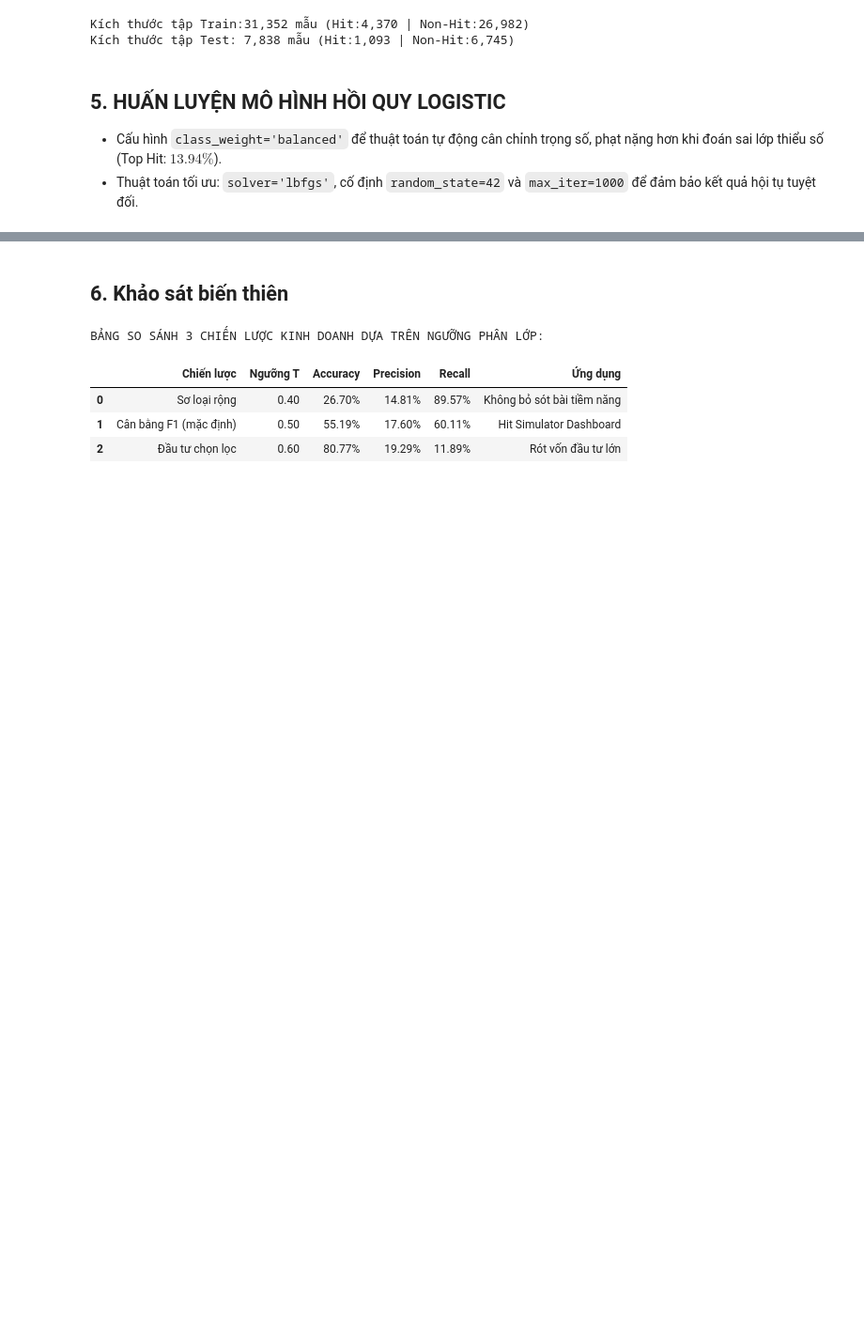
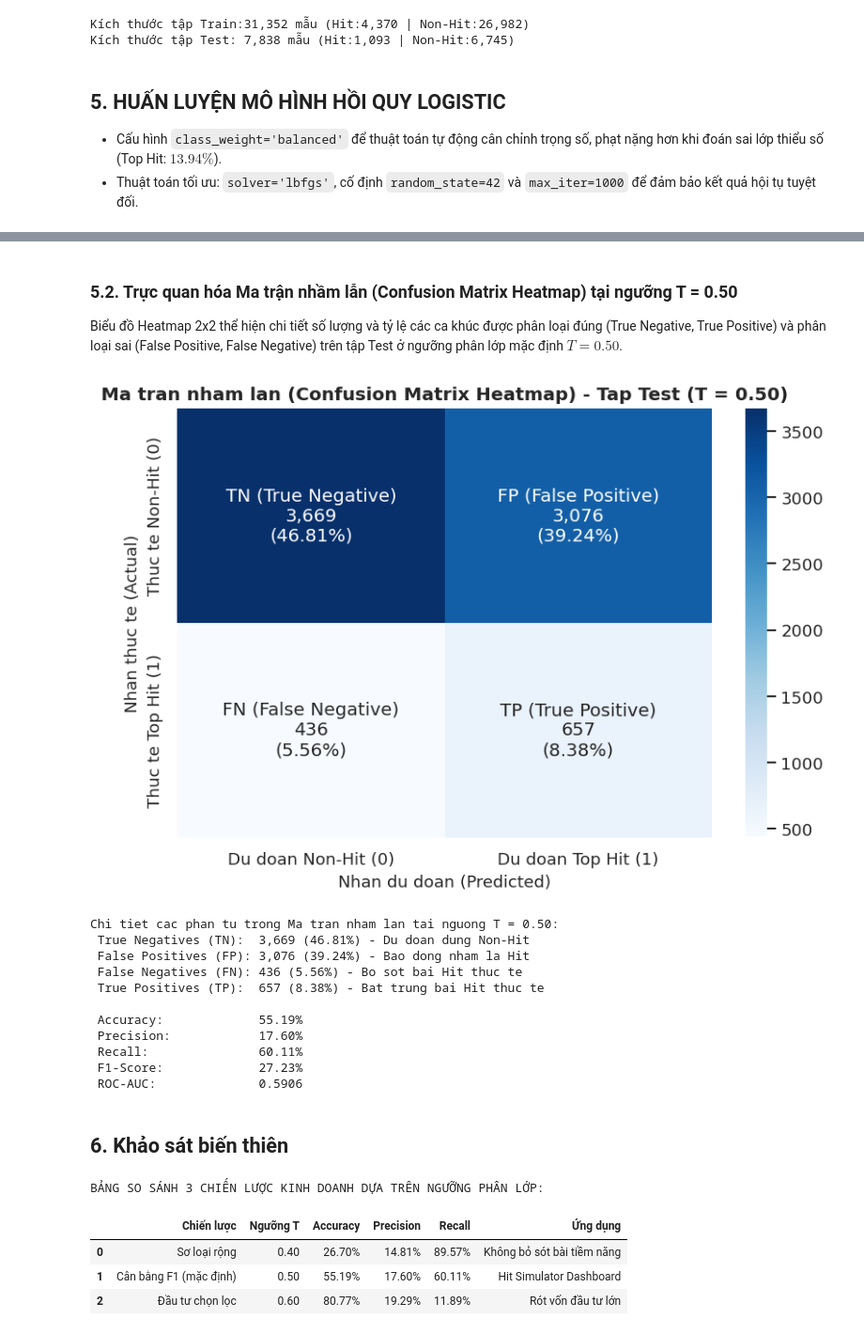
Before and after one commit to lyhiahan/Spotify_Audio_Trends_Analytics, a Jupyter notebook: notebooks/03_model.ipynb, the cells around one changed output, grey strips where cells are left out. Shown at 94% size. Cells and saved outputs as stored; diff of their text form; code cells hidden in the pictures; blank space fills up the shorter version.

```diff
--- a/notebooks/03_model.ipynb
+++ b/notebooks/03_model.ipynb
@@ -226,3 +302,72 @@ y_proba = model.predict_proba(X_test_scaled)[:, 1]
+# %% [markdown]
+### 5.2. Trực quan hóa Ma trận nhầm lẫn (Confusion Matrix Heatmap) tại ngưỡng T = 0.50
+
+Biểu đồ Heatmap 2x2 thể hiện chi tiết số lượng và tỷ lệ các ca khúc được phân loại đúng (True Negative, True Positive) và phân loại sai (False Positive, False Negative) trên tập Test ở ngưỡng phân lớp mặc định $T = 0.50$.
+# %%
+from sklearn.metrics import accuracy_score, precision_score, recall_score, f1_score, roc_auc_score, confusion_matrix
+import matplotlib.pyplot as plt
+import seaborn as sns
+
+# 1. Kiem tra va dam bao y_pred va y_proba san sang
+if 'y_pred' not in locals() or 'y_proba' not in locals():
+    y_pred = model.predict(X_test_scaled)
+    y_proba = model.predict_proba(X_test_scaled)[:, 1]
+
+# 2. Tinh toan cac chi so danh gia cot loi tai nguong mac dinh T = 0.50
+acc = accuracy_score(y_test, y_pred)
+prec = precision_score(y_test, y_pred, zero_division=0)
+rec = recall_score(y_test, y_pred, zero_division=0)
+f1 = f1_score(y_test, y_pred, zero_division=0)
+roc_auc = roc_auc_score(y_test, y_proba)
+cm = confusion_matrix(y_test, y_pred)
+tn, fp, fn, tp = cm.ravel()
+
+# 3. Truc quan hoa Ma tran nham lan Heatmap 2x2
+plt.figure(figsize=(7, 5))
+labels = [
+    [f'TN (True Negative)\n{tn:,}\n({tn/len(y_test)*100:.2f}%)', f'FP (False Positive)\n{fp:,}\n({fp/len(y_test)*100:.2f}%)'],
+    [f'FN (False Negative)\n{fn:,}\n({fn/len(y_test)*100:.2f}%)', f'TP (True Positive)\n{tp:,}\n({tp/len(y_test)*100:.2f}%)']
+]
+
+sns.heatmap(
+    cm,
+    annot=labels,
+    fmt='',
+    cmap='Blues',
+    cbar=True,
+    xticklabels=['Du doan Non-Hit (0)', 'Du doan Top Hit (1)'],
+    yticklabels=['Thuc te Non-Hit (0)', 'Thuc te Top Hit (1)']
+)
+plt.title('Ma tran nham lan (Confusion Matrix Heatmap) - Tap Test (T = 0.50)', fontsize=12, fontweight='bold')
+plt.xlabel('Nhan du doan (Predicted)')
+plt.ylabel('Nhan thuc te (Actual)')
+plt.tight_layout()
+plt.show()
+
+print('Chi tiet cac phan tu trong Ma tran nham lan tai nguong T = 0.50:')
+print(f' True Negatives (TN):  {tn:,} ({tn/len(y_test)*100:.2f}%) - Du doan dung Non-Hit')
+print(f' False Positives (FP): {fp:,} ({fp/len(y_test)*100:.2f}%) - Bao dong nham la Hit')
+print(f' False Negatives (FN): {fn:,} ({fn/len(y_test)*100:.2f}%) - Bo sot bai Hit thuc te')
+print(f' True Positives (TP):  {tp:,} ({tp/len(y_test)*100:.2f}%) - Bat trung bai Hit thuc te')
+print()
+print(f' Accuracy:             {acc*100:.2f}%')
+print(f' Precision:            {prec*100:.2f}%')
+print(f' Recall:               {rec*100:.2f}%')
+print(f' F1-Score:             {f1*100:.2f}%')
+print(f' ROC-AUC:              {roc_auc:.4f}')
+# %% [output]
+[figure, added]
+Chi tiet cac phan tu trong Ma tran nham lan tai nguong T = 0.50:
+ True Negatives (TN):  3,669 (46.81%) - Du doan dung Non-Hit
+ False Positives (FP): 3,076 (39.24%) - Bao dong nham la Hit
+ False Negatives (FN): 436 (5.56%) - Bo sot bai Hit thuc te
+ True Positives (TP):  657 (8.38%) - Bat trung bai Hit thuc te
+
+ Accuracy:             55.19%
+ Precision:            17.60%
+ Recall:               60.11%
+ F1-Score:             27.23%
+ ROC-AUC:              0.5906
 # %% [markdown]
 ## 6. Khảo sát biến thiên
 # %%
```
Also changed, not shown: parts of 9 cells of this notebook.
